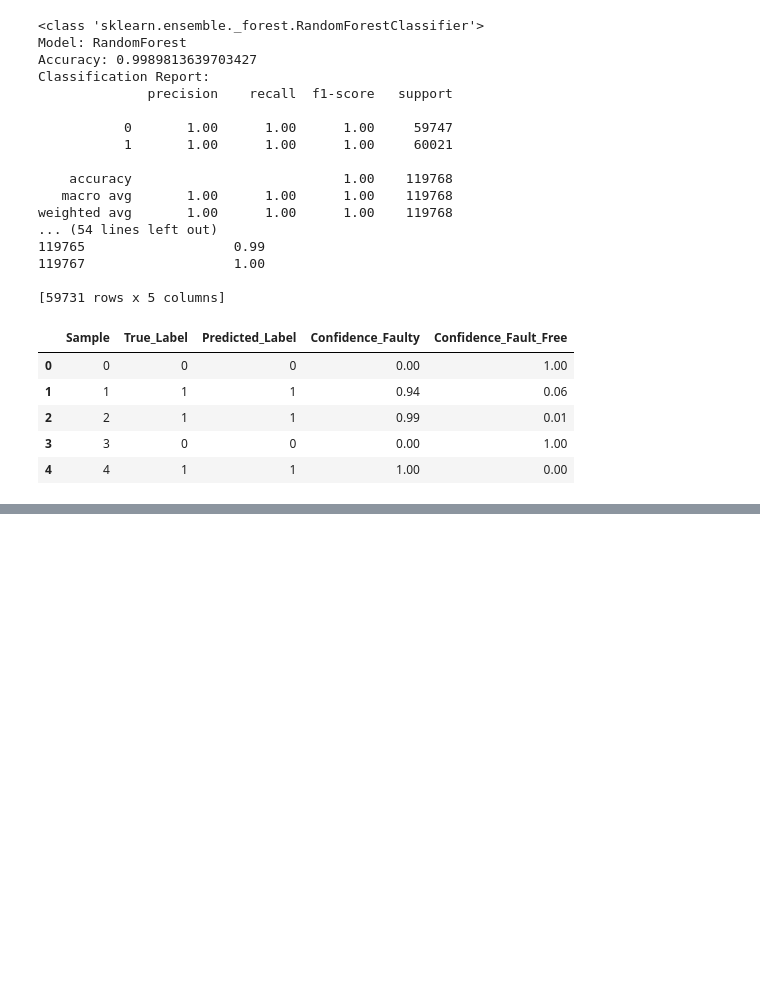
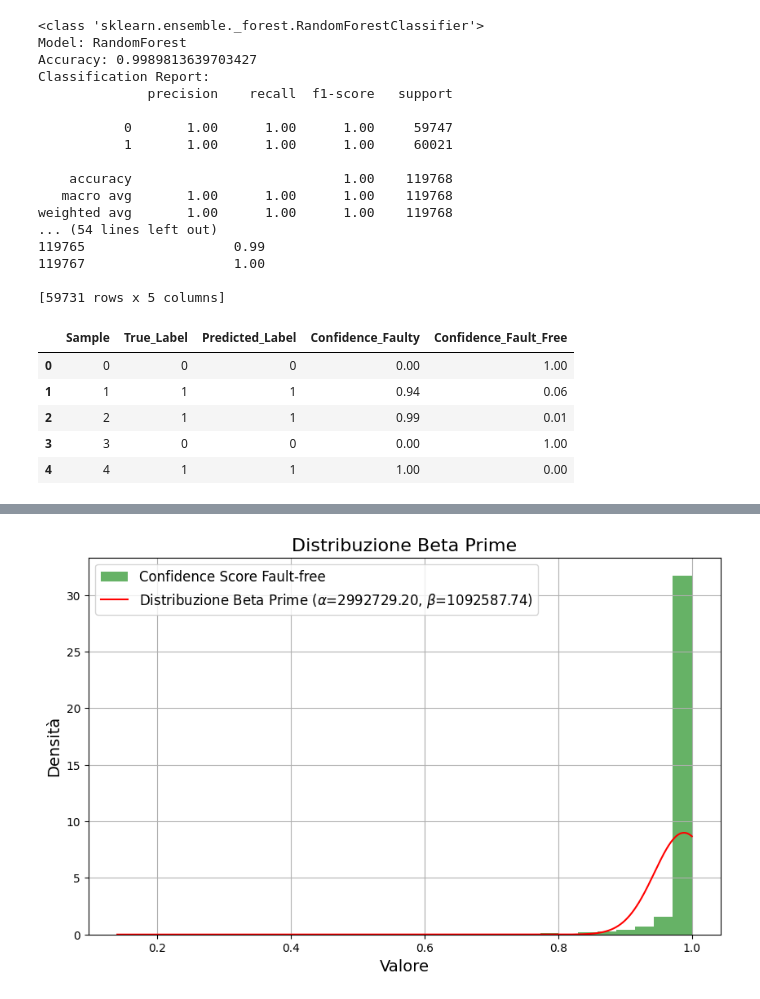
Before and after one commit to lucabellantee/FlyGuard, a Jupyter notebook: classificatore.ipynb, the cells around one changed output, grey strips where cells are left out. Saved outputs shown, nothing was run; the diff lists cells and outputs as text; code cells hidden in the pictures; blank space fills up the shorter version.

```diff
--- a/classificatore.ipynb
+++ b/classificatore.ipynb
@@ -253,0 +432,26 @@ plt.show()
+# %%
+import numpy as np
+import matplotlib.pyplot as plt
+from scipy.stats import betaprime
+
+# Calcolo dei parametri alpha e beta per la distribuzione Beta Prime
+alpha, beta, loc, scale = betaprime.fit(confidence_fault_free)
+
+# Creazione dell'intervallo di valori per la distribuzione
+x = np.linspace(confidence_faulty.min(), confidence_faulty.max(), 500)
+pdf = betaprime.pdf(x, alpha, beta, loc=loc, scale=scale)
+
+# Creazione del grafico
+plt.figure(figsize=(10, 6))
+plt.hist(confidence_fault_free, bins=30, density=True, alpha=0.6, color='g', label="Confidence Score Fault-free")
+plt.plot(x, pdf, 'r-', label=f'Distribuzione Beta Prime ($\\alpha$={alpha:.2f}, $\\beta$={beta:.2f})')
+
+# Aggiunta di titoli e legende
+plt.title("Distribuzione Beta Prime", fontsize=16)
+plt.xlabel("Valore", fontsize=14)
+plt.ylabel("Densità", fontsize=14)
+plt.legend(fontsize=12)
+plt.grid()
+plt.show()
+# %% [output]
+[figure, added]
```
Also changed, not shown: parts of 7 cells of this notebook, 1 other file.
